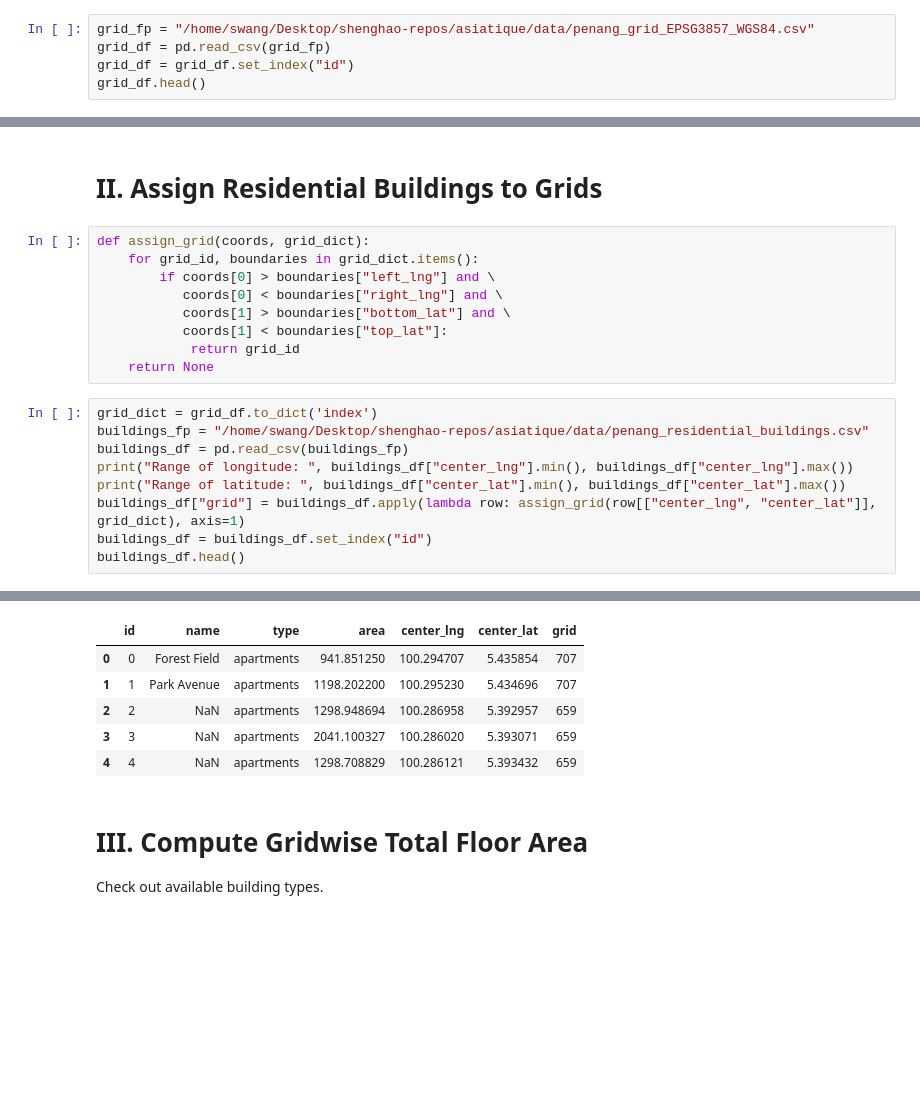
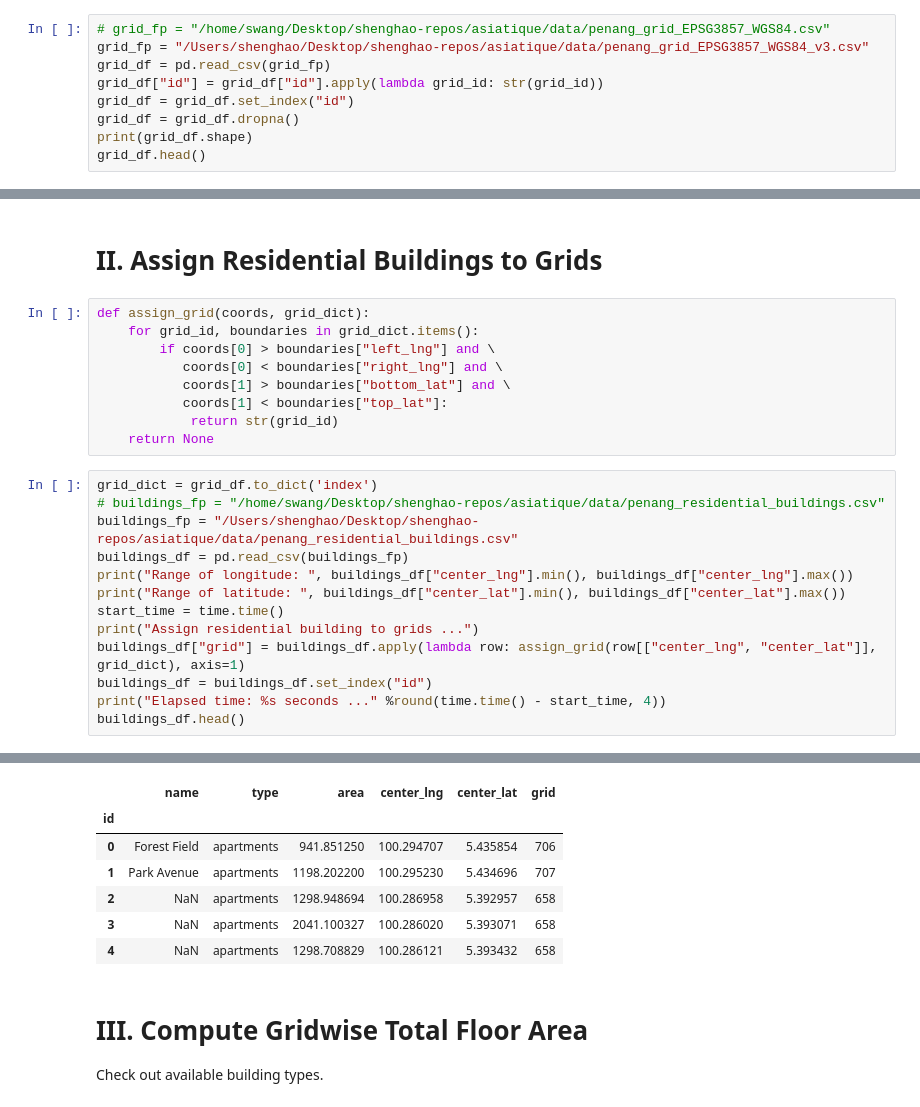
Before and after one commit to shenghaowang/asiatique, a Jupyter notebook: Penang.ipynb, the cells around one changed output, grey strips where cells are left out. Drawn from its saved outputs; the diff is of its cells as text; blank space fills up the shorter version.

```diff
--- a/Penang.ipynb
+++ b/Penang.ipynb
@@ -5,8 +9,12 @@ import pyproj
 # I. Load Grids
 Load rectangular grids generated by QGIS
 # %%
-grid_fp = "/home/swang/Desktop/shenghao-repos/asiatique/data/penang_grid_EPSG3857_WGS84.csv"
+# grid_fp = "/home/swang/Desktop/shenghao-repos/asiatique/data/penang_grid_EPSG3857_WGS84.csv"
+grid_fp = "/Users/shenghao/Desktop/shenghao-repos/asiatique/data/penang_grid_EPSG3857_WGS84_v3.csv"
 grid_df = pd.read_csv(grid_fp)
+grid_df["id"] = grid_df["id"].apply(lambda grid_id: str(grid_id))
 grid_df = grid_df.set_index("id")
+grid_df = grid_df.dropna()
+print(grid_df.shape)
 grid_df.head()
 # %% [output]
@@ -46,16 +60,20 @@ def assign_grid(coords, grid_dict):
            coords[0] < boundaries["right_lng"] and \
            coords[1] > boundaries["bottom_lat"] and \
            coords[1] < boundaries["top_lat"]:
-            return grid_id
+            return str(grid_id)
     return None
 # %%
 grid_dict = grid_df.to_dict('index')
-buildings_fp = "/home/swang/Desktop/shenghao-repos/asiatique/data/penang_residential_buildings.csv"
+# buildings_fp = "/home/swang/Desktop/shenghao-repos/asiatique/data/penang_residential_buildings.csv"
+buildings_fp = "/Users/shenghao/Desktop/shenghao-repos/asiatique/data/penang_residential_buildings.csv"
 buildings_df = pd.read_csv(buildings_fp)
 print("Range of longitude: ", buildings_df["center_lng"].min(), buildings_df["center_lng"].max())
 print("Range of latitude: ", buildings_df["center_lat"].min(), buildings_df["center_lat"].max())
+start_time = time.time()
+print("Assign residential building to grids ...")
 buildings_df["grid"] = buildings_df.apply(lambda row: assign_grid(row[["center_lng", "center_lat"]], grid_dict), axis=1)
 buildings_df = buildings_df.set_index("id")
+print("Elapsed time: %s seconds ..." %round(time.time() - start_time, 4))
 buildings_df.head()
 # %% [output]
 Range of longitude:  100.19315481666666 100.534263925
@@ -63,9 +83,10 @@ Range of latitude:  5.1504309 5.531056700000001
-|  | id | name | type | area | center_lng | center_lat | grid |
-| 0 | 0 | Forest Field | apartments | 941.851250 | 100.294707 | 5.435854 | 707 |
-| 1 | 1 | Park Avenue | apartments | 1198.202200 | 100.295230 | 5.434696 | 707 |
-| 2 | 2 | NaN | apartments | 1298.948694 | 100.286958 | 5.392957 | 659 |
-| 3 | 3 | NaN | apartments | 2041.100327 | 100.286020 | 5.393071 | 659 |
-| 4 | 4 | NaN | apartments | 1298.708829 | 100.286121 | 5.393432 | 659 |
+|  | name | type | area | center_lng | center_lat | grid |
+| id |  |  |  |  |  |  |
+| 0 | Forest Field | apartments | 941.851250 | 100.294707 | 5.435854 | 706 |
+| 1 | Park Avenue | apartments | 1198.202200 | 100.295230 | 5.434696 | 707 |
+| 2 | NaN | apartments | 1298.948694 | 100.286958 | 5.392957 | 658 |
+| 3 | NaN | apartments | 2041.100327 | 100.286020 | 5.393071 | 658 |
+| 4 | NaN | apartments | 1298.708829 | 100.286121 | 5.393432 | 658 |
 # %% [markdown]
 # III. Compute Gridwise Total Floor Area
 Check out available building types.
```
Also changed, not shown: parts of 13 cells of this notebook, 14 other files.
